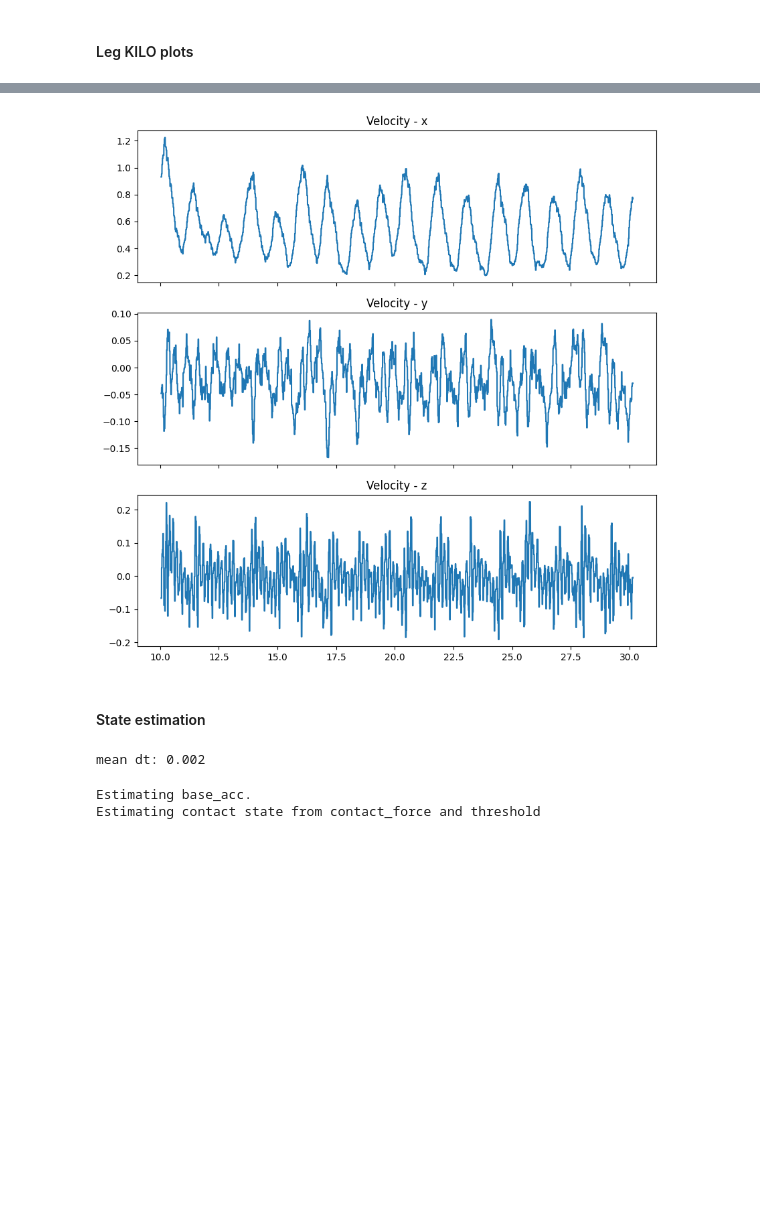
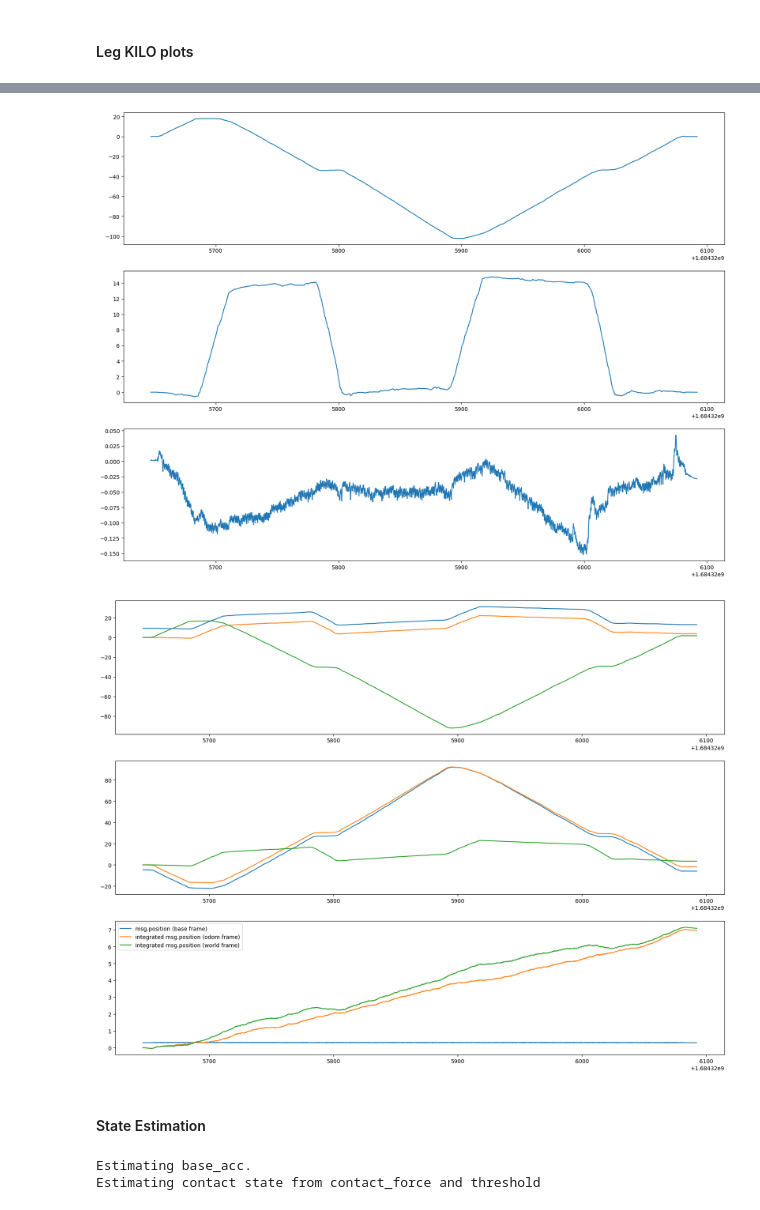
Before and after one commit to undefined-panda/mpx, a Jupyter notebook: mpx/leg_kilo_estimation.ipynb, the cells around one changed output, grey strips where cells are left out. Saved outputs shown, nothing was run; the diff lists cells and outputs as text; code cells hidden in the pictures; blank space fills up the shorter version.

Commit message:
Allign frames in LegKilo data

```diff
--- a/mpx/leg_kilo_estimation.ipynb
+++ b/mpx/leg_kilo_estimation.ipynb
@@ -80,0 +22,5 @@ leg_kilo_data = np.load(f"{save_path}/{file_name}.npz")
+# %%
+legkilo_reader = LegKILOReader(rosbag_path="../custom_datasets/corridor.bag",
+                               gt_path="../custom_datasets/corridor_tum.txt",
+                               output_dir="../results/leg-kilo",
+                               file_name="legkilo-data_corridor")
@@ -81,6 +32,8 @@ leg_kilo_data = np.load(f"{save_path}/{file_name}.npz")
 # %% [markdown]
 #### Leg KILO plots
 # %%
+leg_kilo_data = legkilo_reader.legkilo_data
+
 force_np = np.array(leg_kilo_data["foot_force"])
 time_state = np.array(leg_kilo_data["time_state"])
 time_state -= time_state[0]
@@ -100,21 +51,22 @@ plt.show()
-# %%
-fig, axs = plt.subplots(3, 1, sharex=True, figsize=(10,10))
-time_state = np.array(leg_kilo_data["time_state"])
-time_state -= time_state[0]
-
-dim = ["x", "y", "z"]
-for i in range(3):
-    axs[i].plot(time_state[5000:15000], leg_kilo_data["base_vel"][5000:15000, i])
-    axs[i].set_title(f"Velocity - {dim[i]}")
-
-plt.show()
-# %% [output]
-[figure, removed]
-# %% [markdown]
-#### State estimation
-# %%
-dt = compute_mean_dt(time_states=leg_kilo_data["time_state"])
-print(f"mean dt: {dt}")
-# %% [output]
-mean dt: 0.002
+# %%
+fig, axes = plt.subplots(3, 1, figsize=(20,15))
+for i in range(3):
+    axes[i].plot(legkilo_reader.gt_timestamps, legkilo_reader.gt_positions[:, i])
+
+plt.show()
+# %% [output]
+[figure, added]
+# %%
+fig, axes = plt.subplots(3, 1, figsize=(20,15))
+for i in range(3):
+    axes[i].plot(leg_kilo_data["time_state"], leg_kilo_data["base_pos_b"][:, i], label="msg.position (base frame)")
+    axes[i].plot(leg_kilo_data["time_state"], leg_kilo_data["base_pos_o"][:, i], label="integrated msg.position (odom frame)")
+    axes[i].plot(leg_kilo_data["time_state"], leg_kilo_data["base_pos_w"][:, i], label="integrated msg.position (world frame)")
+
+plt.legend()
+plt.show()
+# %% [output]
+[figure, added]
+# %% [markdown]
+#### State Estimation
 # %%
```
Also changed, not shown: parts of 29 cells of this notebook, 7 other files.
